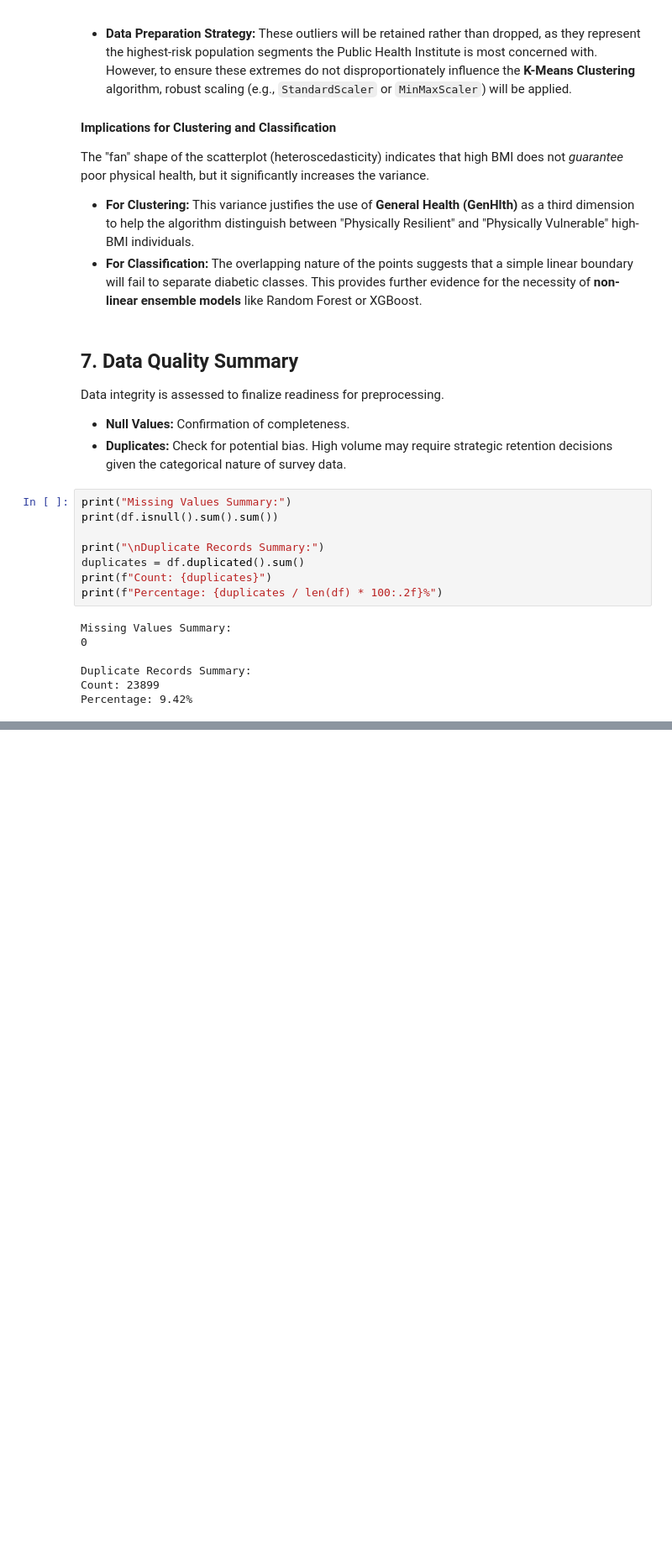
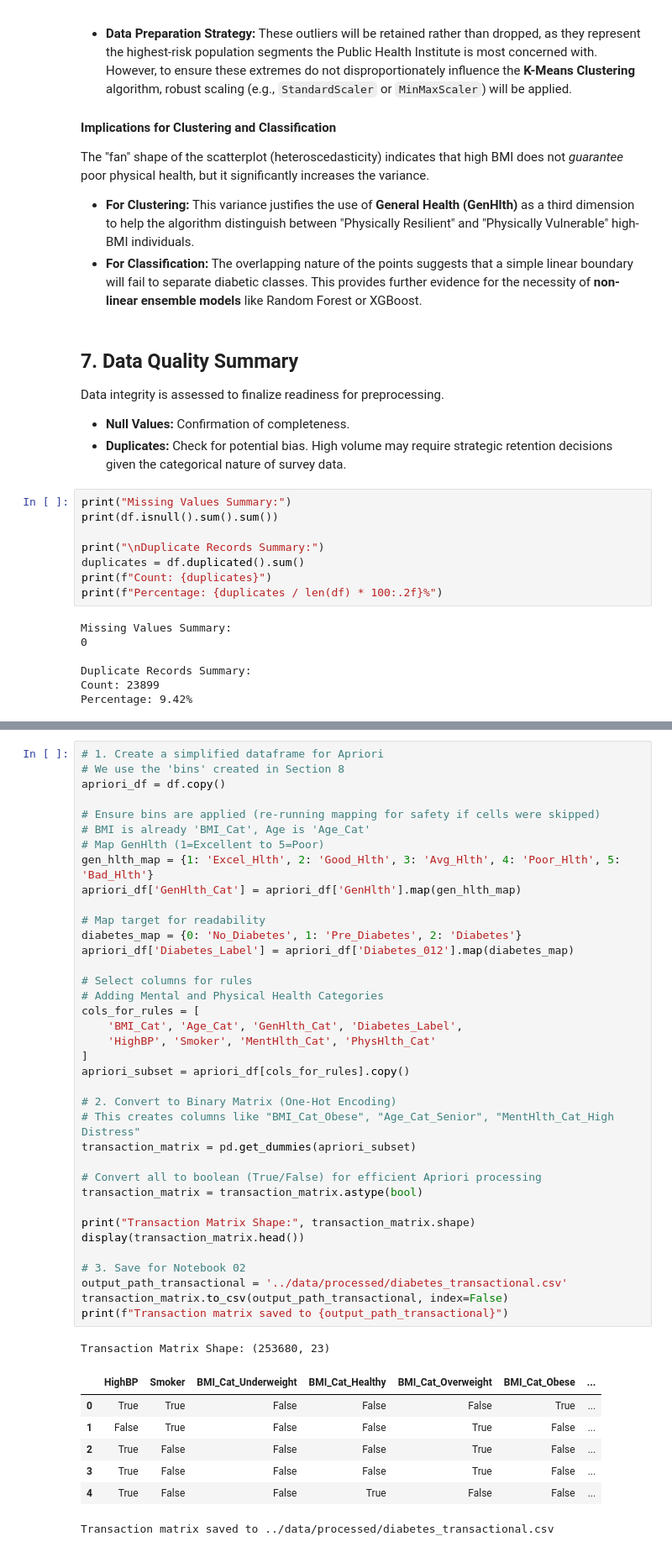
Before and after one commit to RoshanBM/FAIDM-Individual, a Jupyter notebook: diabetes-risk-analysis/notebooks/01_eda_and_prep.ipynb, the cells around one changed output, grey strips where cells are left out. Shown at 84% size. Drawn from its saved outputs; the diff is of its cells as text; blank space fills up the shorter version.

Commit message:
Implemented EDA and Data preperation techinques for classification and clusterimg models.

```diff
--- a/diabetes-risk-analysis/notebooks/01_eda_and_prep.ipynb
+++ b/diabetes-risk-analysis/notebooks/01_eda_and_prep.ipynb
@@ -306,0 +477,46 @@ Percentage: 9.42%
+# %%
+# 1. Create a simplified dataframe for Apriori
+# We use the 'bins' created in Section 8
+apriori_df = df.copy()
+
+# Ensure bins are applied (re-running mapping for safety if cells were skipped)
+# BMI is already 'BMI_Cat', Age is 'Age_Cat'
+# Map GenHlth (1=Excellent to 5=Poor)
+gen_hlth_map = {1: 'Excel_Hlth', 2: 'Good_Hlth', 3: 'Avg_Hlth', 4: 'Poor_Hlth', 5: 'Bad_Hlth'}
+apriori_df['GenHlth_Cat'] = apriori_df['GenHlth'].map(gen_hlth_map)
+
+# Map target for readability
+diabetes_map = {0: 'No_Diabetes', 1: 'Pre_Diabetes', 2: 'Diabetes'}
+apriori_df['Diabetes_Label'] = apriori_df['Diabetes_012'].map(diabetes_map)
+
+# Select columns for rules
+# Adding Mental and Physical Health Categories
+cols_for_rules = [
+    'BMI_Cat', 'Age_Cat', 'GenHlth_Cat', 'Diabetes_Label',
+    'HighBP', 'Smoker', 'MentHlth_Cat', 'PhysHlth_Cat'
+]
+apriori_subset = apriori_df[cols_for_rules].copy()
+
+# 2. Convert to Binary Matrix (One-Hot Encoding)
+# This creates columns like "BMI_Cat_Obese", "Age_Cat_Senior", "MentHlth_Cat_High Distress"
+transaction_matrix = pd.get_dummies(apriori_subset)
+
+# Convert all to boolean (True/False) for efficient Apriori processing
+transaction_matrix = transaction_matrix.astype(bool)
+
+print("Transaction Matrix Shape:", transaction_matrix.shape)
+display(transaction_matrix.head())
+
+# 3. Save for Notebook 02
+output_path_transactional = '../data/processed/diabetes_transactional.csv'
+transaction_matrix.to_csv(output_path_transactional, index=False)
+print(f"Transaction matrix saved to {output_path_transactional}")
+# %% [output]
+Transaction Matrix Shape: (253680, 23)
+|  | HighBP | Smoker | BMI_Cat_Underweight | BMI_Cat_Healthy | BMI_Cat_Overweight | BMI_Cat_Obese | ... |
+| 0 | True | True | False | False | False | True | ... |
+| 1 | False | True | False | False | True | False | ... |
+| 2 | True | False | False | False | True | False | ... |
+| 3 | True | False | False | False | True | False | ... |
+| 4 | True | False | False | True | False | False | ... |
+Transaction matrix saved to ../data/processed/diabetes_transactional.csv
```
Also changed, not shown: parts of 12 cells of this notebook.
